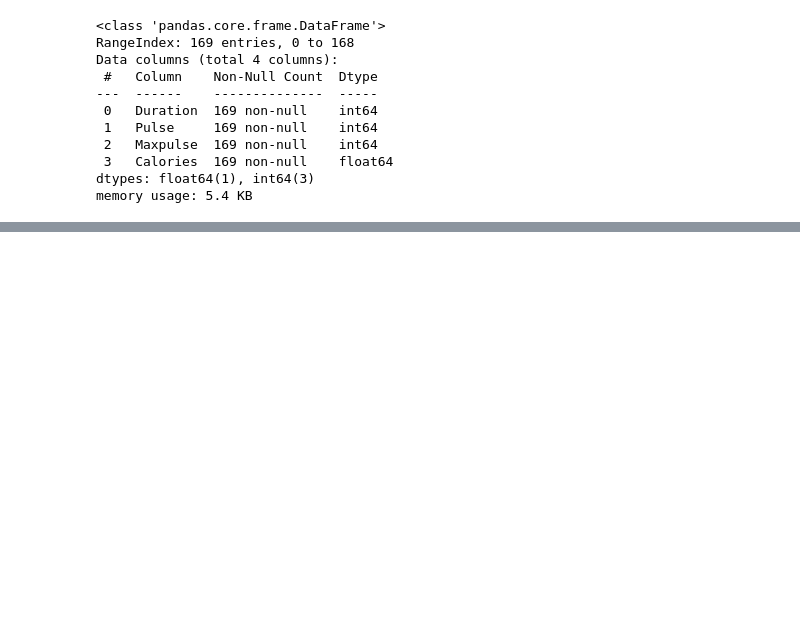
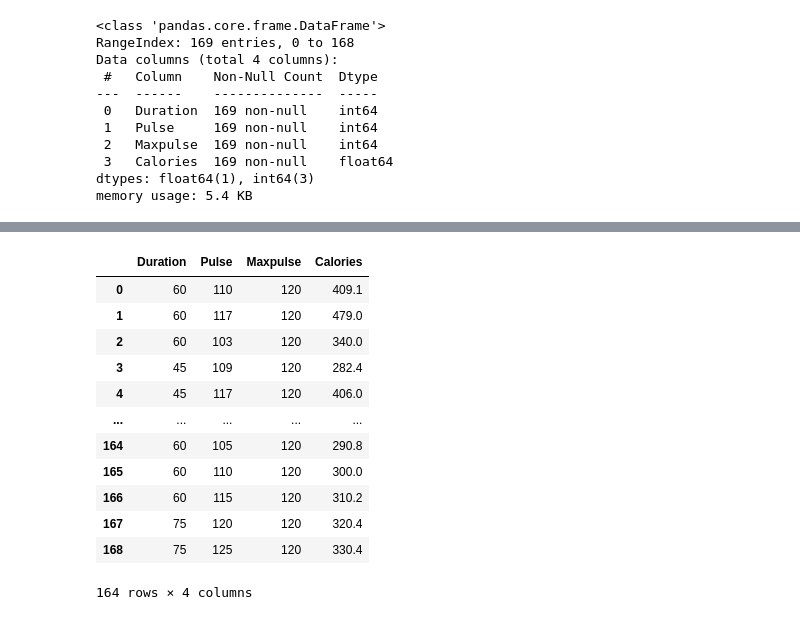
Before and after one commit to ahsiulkarim/Python-and-data-science, a Jupyter notebook: Statistics for Data Science/Script.ipynb, the cells around one changed output, grey strips where cells are left out. Drawn from its saved outputs; the diff is of its cells as text; code cells hidden in the pictures; blank space fills up the shorter version.

Commit message:
pandas data cleaning and preprocessing

```diff
--- a/Statistics for Data Science/Script.ipynb
+++ b/Statistics for Data Science/Script.ipynb
@@ -1360,0 +1445,3 @@ memory usage: 5.4 KB
+# %%
+import pandas as pd
+df = pd.read_csv("D:\Python-and-data-science\Statistics for Data Science\data.csv")
@@ -1360,0 +1462,2 @@ memory usage: 5.4 KB
+# %%
+df.dropna(inplace=True)
@@ -1360,0 +1494,2 @@ memory usage: 5.4 KB
+# %%
+df.loc[6,'Duration'] = 45
@@ -1360,0 +1508,20 @@ memory usage: 5.4 KB
+# %%
+for x in df.index:
+    if df.loc[x,'Maxpulse'] > 120:
+        df.loc[x,'Maxpulse'] = 120
+# %%
+df
+# %% [output]
+|  | Duration | Pulse | Maxpulse | Calories |
+| 0 | 60 | 110 | 120 | 409.1 |
+| 1 | 60 | 117 | 120 | 479.0 |
+| 2 | 60 | 103 | 120 | 340.0 |
+| 3 | 45 | 109 | 120 | 282.4 |
+| 4 | 45 | 117 | 120 | 406.0 |
+| ... | ... | ... | ... | ... |
+| 164 | 60 | 105 | 120 | 290.8 |
+| 165 | 60 | 110 | 120 | 300.0 |
+| 166 | 60 | 115 | 120 | 310.2 |
+| 167 | 75 | 120 | 120 | 320.4 |
+| 168 | 75 | 125 | 120 | 330.4 |
+164 rows × 4 columns
```
Also changed, not shown: parts of 18 cells of this notebook.
